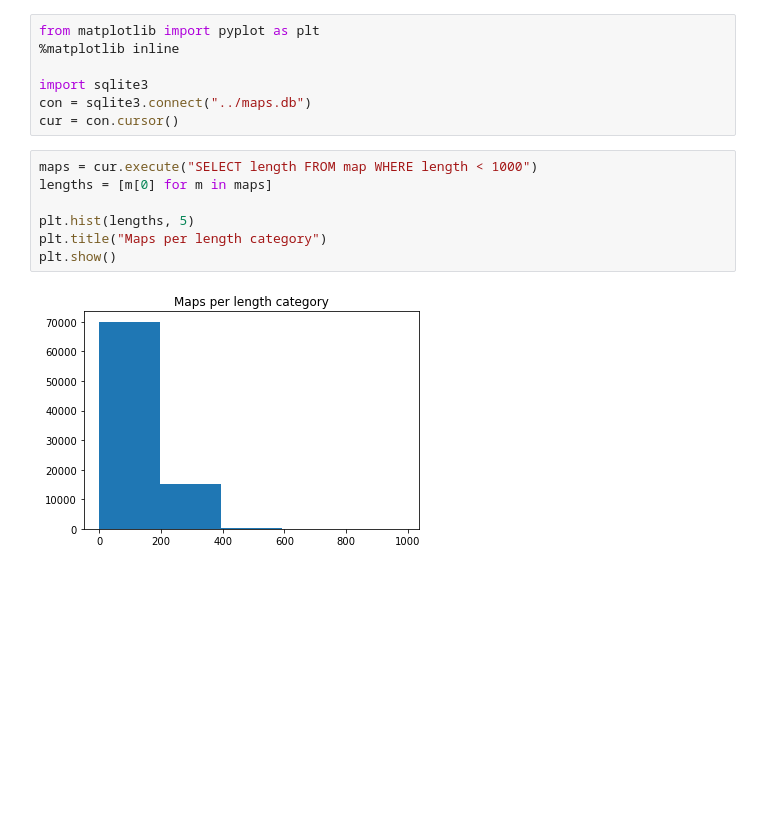
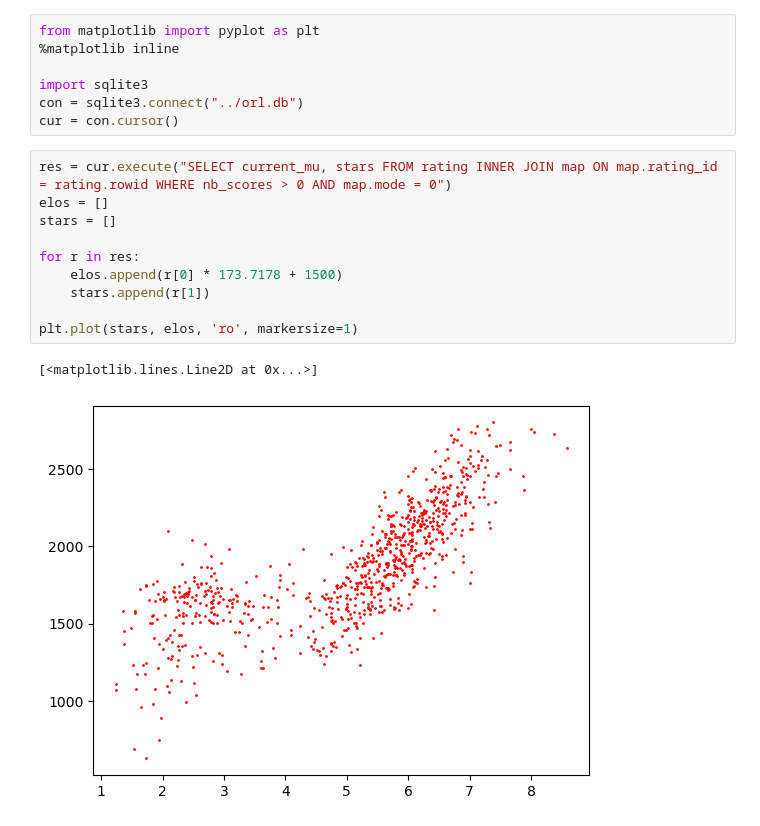
Before and after one commit to Thrump/osu-ranked-lobbies, a Jupyter notebook: util/map_distribution.ipynb, the cells around one changed output. Saved outputs shown, nothing was run; the diff lists cells and outputs as text; blank space fills up the shorter version.

```diff
--- a/util/map_distribution.ipynb
+++ b/util/map_distribution.ipynb
@@ -3,14 +3,18 @@ from matplotlib import pyplot as plt
 %matplotlib inline
 
 import sqlite3
-con = sqlite3.connect("../maps.db")
+con = sqlite3.connect("../orl.db")
 cur = con.cursor()
 # %%
-maps = cur.execute("SELECT length FROM map WHERE length < 1000")
-lengths = [m[0] for m in maps]
+res = cur.execute("SELECT current_mu, stars FROM rating INNER JOIN map ON map.rating_id = rating.rowid WHERE nb_scores > 0 AND map.mode = 0")
+elos = []
+stars = []
 
-plt.hist(lengths, 5)
-plt.title("Maps per length category")
-plt.show()
+for r in res:
+    elos.append(r[0] * 173.7178 + 1500)
+    stars.append(r[1])
+
+plt.plot(stars, elos, 'ro', markersize=1)
 # %% [output]
+[<matplotlib.lines.Line2D at 0x...>]
-[figure, old version]
+[figure, new version]
```
Also changed, not shown: parts of 1 cell of this notebook, 1 other file.
